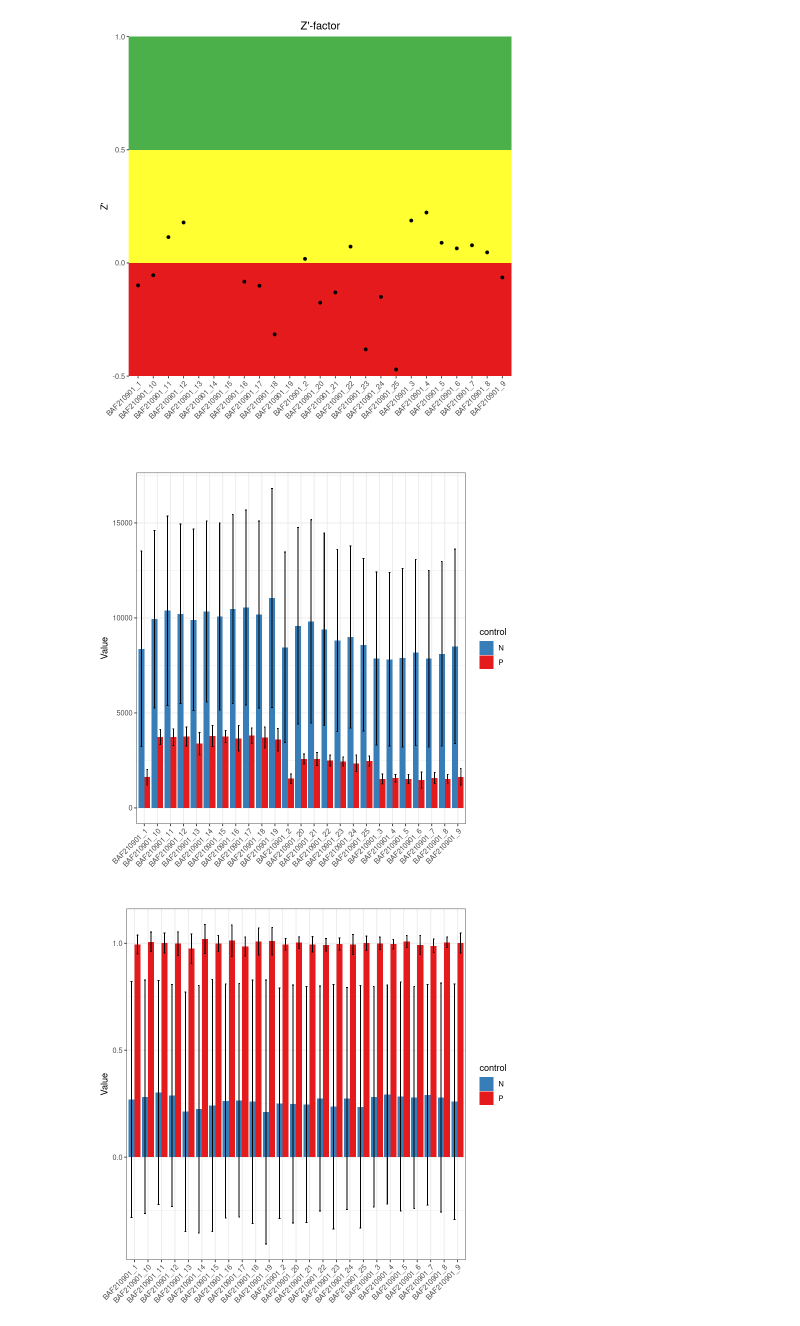
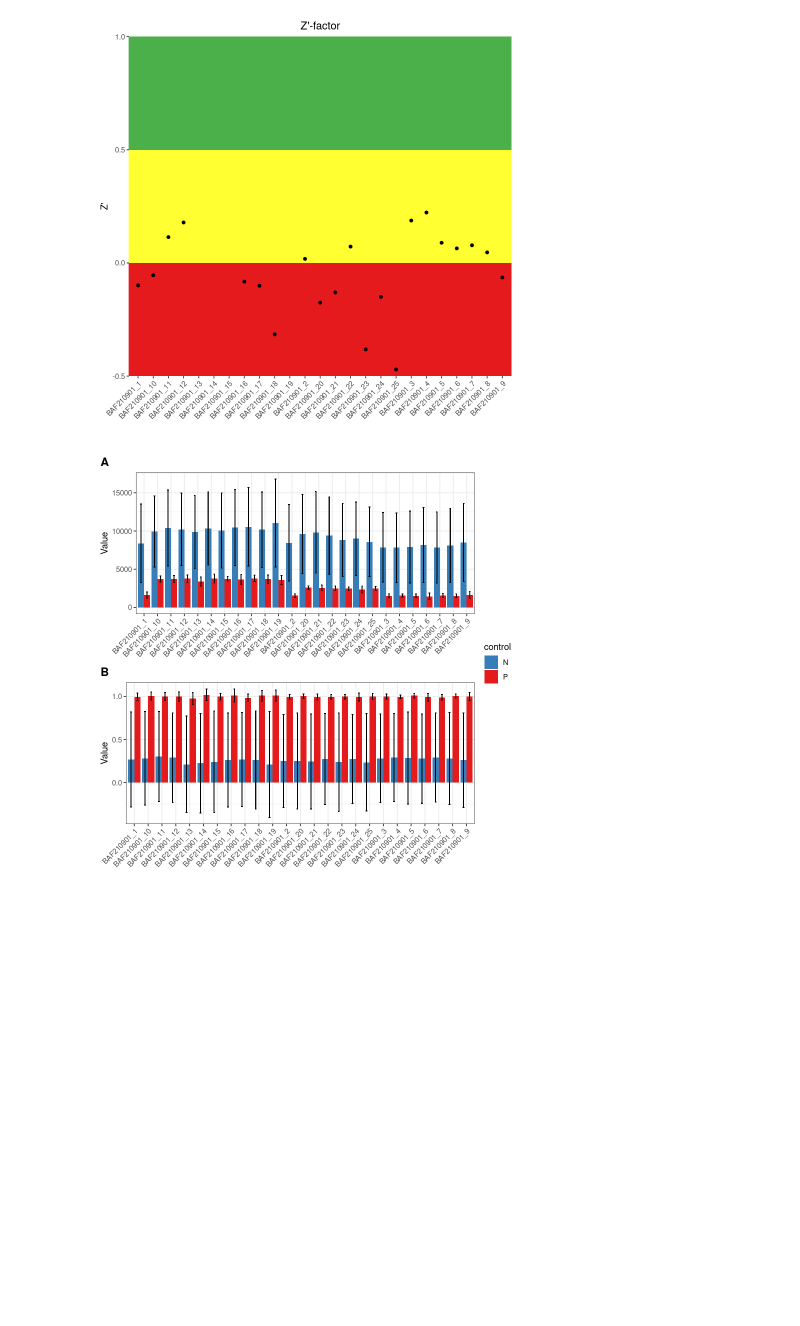
Before and after one commit to ETH-NEXUS/lab_data_management, a Jupyter notebook: api/notebooks/FirstReport.ipynb, the cells around one changed output. Cells and saved outputs as stored; diff of their text form; code cells hidden in the pictures; blank space fills up the shorter version.

```diff
--- a/api/notebooks/FirstReport.ipynb
+++ b/api/notebooks/FirstReport.ipynb
@@ -207,16 +200,14 @@ Warning message:
 # %%
 condat = norm_data %>% filter(control != 'C') %>%
     mutate(X.Axis = paste(plate, control))
 mean_sd =  condat %>%
     group_by(X.Axis) %>%
     summarize(value_mean = mean(value), value_sd=sd(value), norm_mean=mean(norm), norm_sd=sd(norm))
 res_df = left_join(condat, mean_sd, by="X.Axis")
 
 plate_barplot_raw = create_plate_control_bar_plot(res_df, 'plate', 'value_mean', 'control', 'value_sd')
-plate_barplot_raw
-
 plate_barplot_norm = create_plate_control_bar_plot(res_df, 'plate', 'norm_mean', 'control', 'norm_sd')
-plate_barplot_norm
+barplot_combined = ggarrange(plate_barplot_raw, plate_barplot_norm, ncol = 1, labels = "AUTO", common.legend = T, legend = "right")
+barplot_combined
 # %% [output]
-[figure, old version]
+[figure, new version]
-[figure, removed]
```
Also changed, not shown: parts of 11 cells of this notebook, 5 other files.
